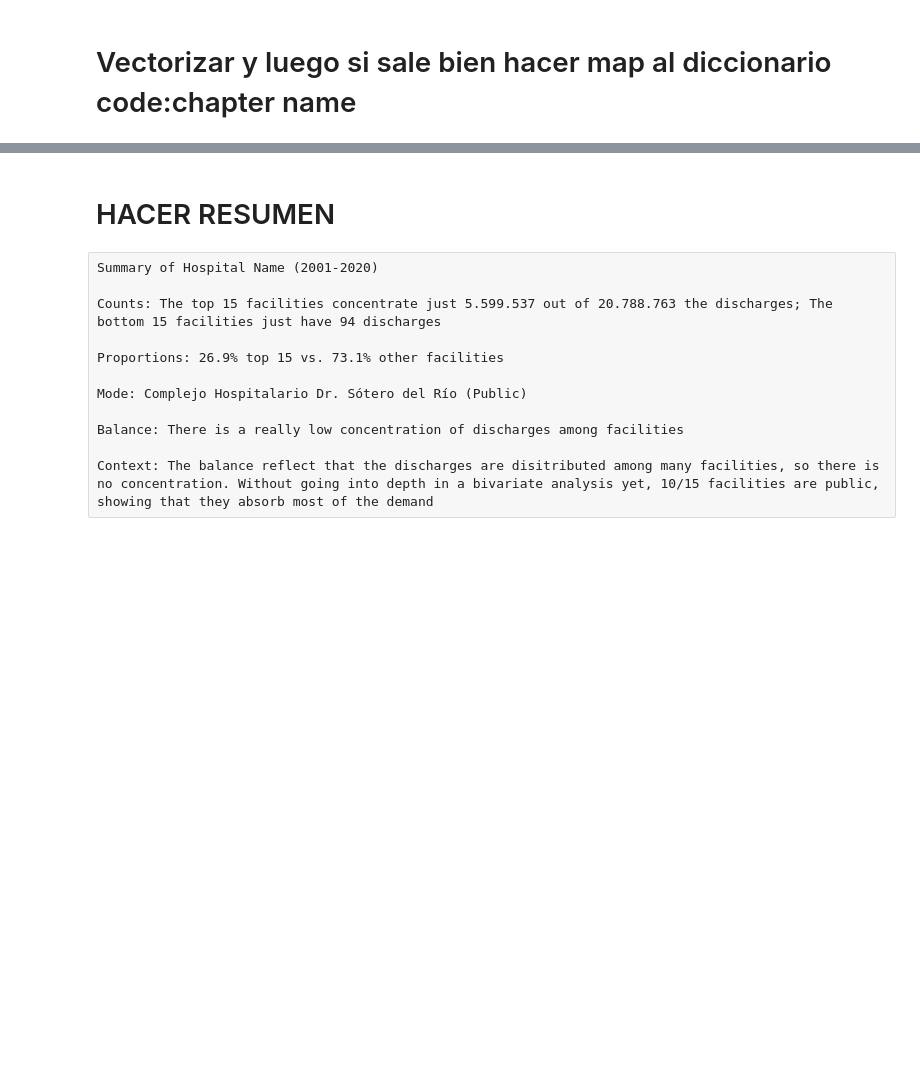
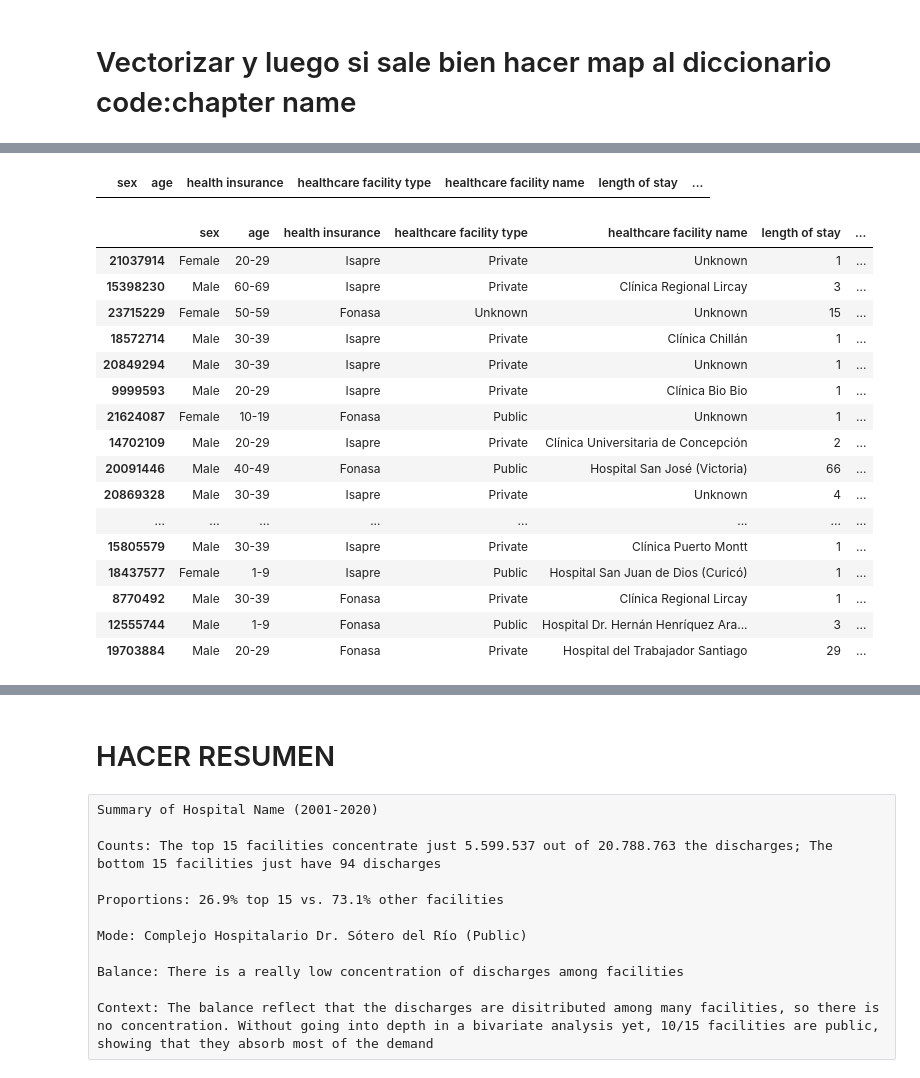
Before and after one commit to mirkopodunavak1996/EDAHospDischarges_Chile2001-2024, a Jupyter notebook: notebooks/General_Analysis_2001-2024.ipynb, the cells around one changed output, grey strips where cells are left out. Cells and saved outputs as stored; diff of their text form; code cells hidden in the pictures; blank space fills up the shorter version.

Commit message:
Vectorization of codes into chapter codes succesfully done. Now I need to map the chapters into their names and finally do all this over the original dataframe

```diff
--- a/notebooks/General_Analysis_2001-2024.ipynb
+++ b/notebooks/General_Analysis_2001-2024.ipynb
@@ -720,0 +724,4 @@ dtype: int64
+# %%
+sample["first letter"] = sample["primary diagnosis code"].str[0].str.upper()
+# %%
+sample["two digits"] = sample["primary diagnosis code"].str[1:3].astype(int)
@@ -720,0 +730,28 @@ dtype: int64
+# %%
+sample["chapter"] = None
+# %%
+for code in cap_codes:
+    l = code.split("-")
+    start = l[0]
+    s_letter = start[0]
+    s_number = start[1:3]
+    end = l[1]
+    e_letter = end[0]
+    e_number = end[1:3]
+
+    if code == "V01-Y98":
+        mask = (sample["first letter"].isin(["V","W","X","Y"])) & (sample["two digits"] <=99)
+        sample.loc[mask, "chapter"] = code
+        continue
+    if code == "C00-D48":
+        mask = ((sample["first letter"] == "C") | (sample["first letter"] == "D")) & (sample["two digits"] <= 99)
+        sample.loc[mask, "chapter"] = code
+        continue
+    if code == "S00-T98":
+        mask = ((sample["first letter"]== "S") | (sample["first letter"] == "T")) & (sample["two digits"] <= 99)
+        sample.loc[mask, "chapter"] = code
+        continue
+
+    # Mask replaces row by row "if"
+    mask = ((sample["first letter"] == s_letter) | (sample["first letter"] == e_letter)) & (sample["two digits"].between(int(s_number), int(e_number)))
+    sample.loc[mask, "chapter"] = code
@@ -720,0 +767,25 @@ dtype: int64
+# %%
+sample[sample["chapter"].isna()]
+# %% [output]
+|  | sex | age | health insurance | healthcare facility type | healthcare facility name | length of stay | ... |
+# %%
+# "C" with two digits >48, first letter "S" with two digits >98, "W" or "X" for V01-Y98
+sample[(sample["first letter"] == "S") & (sample["two digits"] > 98)]
+# %% [output]
+|  | sex | age | health insurance | healthcare facility type | healthcare facility name | length of stay | ... |
+| 21037914 | Female | 20-29 | Isapre | Private | Unknown | 1 | ... |
+| 15398230 | Male | 60-69 | Isapre | Private | Clínica Regional Lircay | 3 | ... |
+| 23715229 | Female | 50-59 | Fonasa | Unknown | Unknown | 15 | ... |
+| 18572714 | Male | 30-39 | Isapre | Private | Clínica Chillán | 1 | ... |
+| 20849294 | Male | 30-39 | Isapre | Private | Unknown | 1 | ... |
+| 9999593 | Male | 20-29 | Isapre | Private | Clínica Bio Bio | 1 | ... |
+| 21624087 | Female | 10-19 | Fonasa | Public | Unknown | 1 | ... |
+| 14702109 | Male | 20-29 | Isapre | Private | Clínica Universitaria de Concepción | 2 | ... |
+| 20091446 | Male | 40-49 | Fonasa | Public | Hospital San José (Victoria) | 66 | ... |
+| 20869328 | Male | 30-39 | Isapre | Private | Unknown | 4 | ... |
+| ... | ... | ... | ... | ... | ... | ... | ... |
+| 15805579 | Male | 30-39 | Isapre | Private | Clínica Puerto Montt | 1 | ... |
+| 18437577 | Female | 1-9 | Isapre | Public | Hospital San Juan de Dios (Curicó) | 1 | ... |
+| 8770492 | Male | 30-39 | Fonasa | Private | Clínica Regional Lircay | 1 | ... |
+| 12555744 | Male | 1-9 | Fonasa | Public | Hospital Dr. Hernán Henríquez Ara... | 3 | ... |
+| 19703884 | Male | 20-29 | Fonasa | Private | Hospital del Trabajador Santiago | 29 | ... |
```
Also changed, not shown: parts of 12 cells of this notebook.
